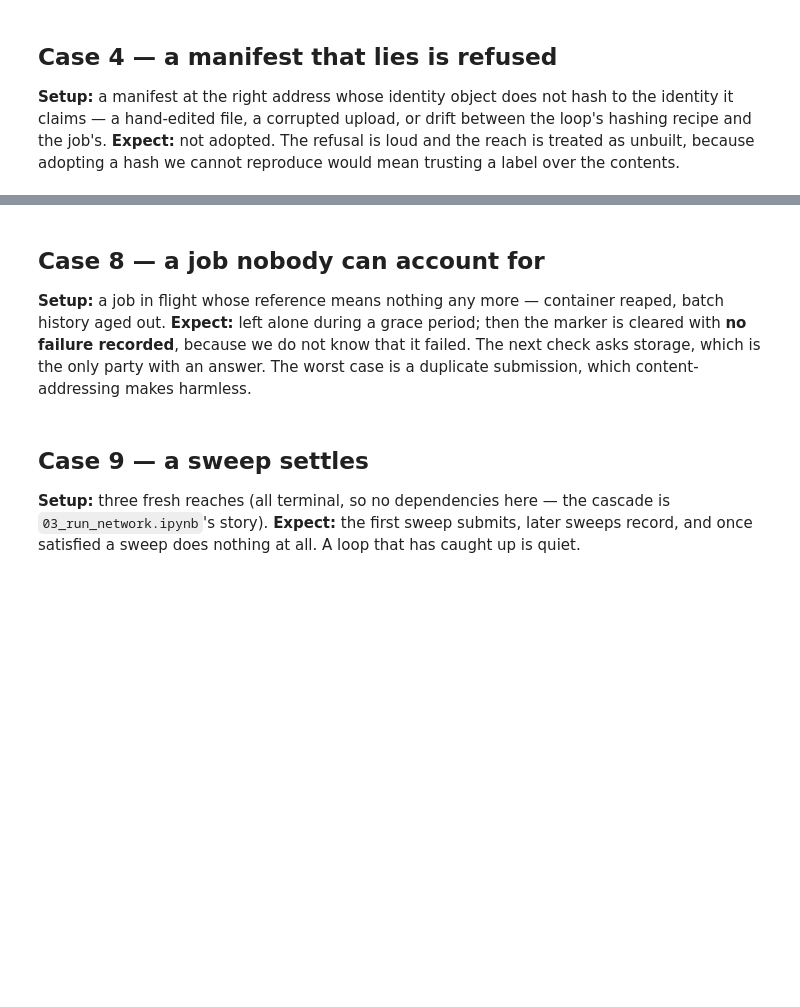
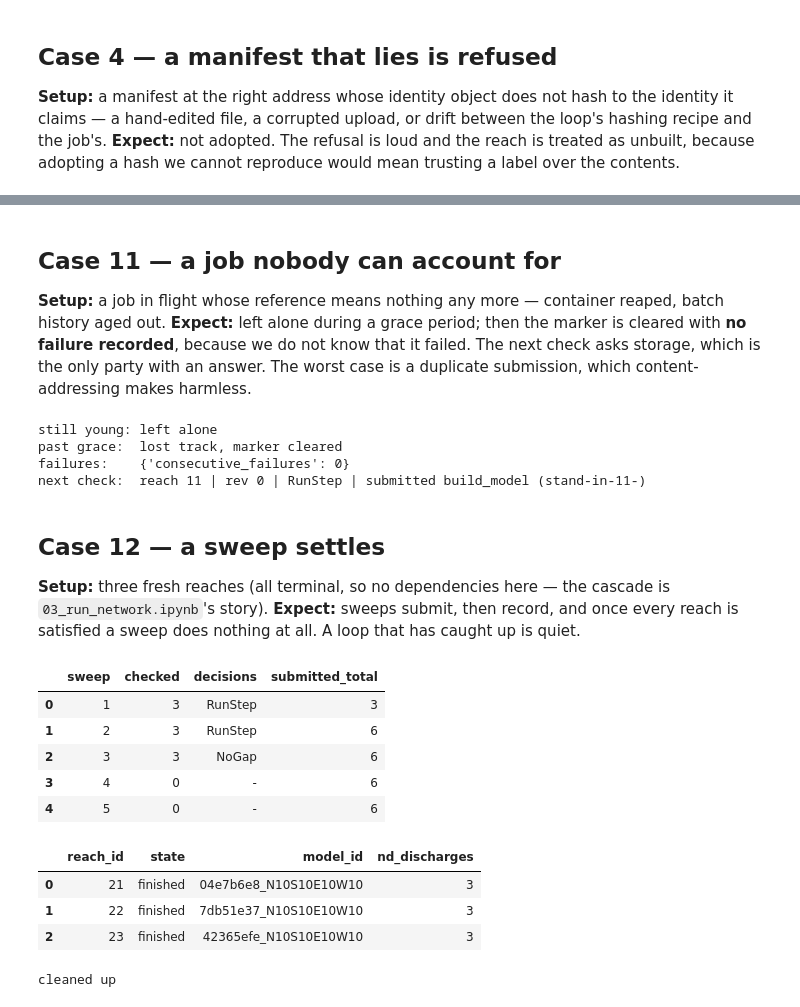
Before and after one commit to NGWPC/twod-fim-deployment, a Jupyter notebook: orchestrator/notebooks/02_cases.ipynb, the cells around one changed output, grey strips where cells are left out. Saved outputs shown, nothing was run; the diff lists cells and outputs as text; code cells hidden in the pictures; blank space fills up the shorter version.

```diff
--- a/orchestrator/notebooks/02_cases.ipynb
+++ b/orchestrator/notebooks/02_cases.ipynb
@@ -234,5 +457,5 @@ print("after clear_halt, due again:", any(r["reach_id"] == 7 for r in queue.due_
 # %% [markdown]
-## Case 8 — a job nobody can account for
+## Case 11 — a job nobody can account for
 
 **Setup:** a job in flight whose reference means nothing any more — container
 reaped, batch history aged out.
@@ -241,45 +464,68 @@ reaped, batch history aged out.
 asks storage, which is the only party with an answer. The worst case is a
 duplicate submission, which content-addressing makes harmless.
 # %%
-runner = reset(8)
-check.run_check(8, runner)
+runner = reset(11)
+check.run_check(11, runner)
 runner.status = JobStatus.UNKNOWN
 
 print("still young:", jobs.status_pass(runner)[0]["action"])
 with db.connect() as conn:
-    conn.execute("UPDATE reach_processing SET current_step_started_at = now() - interval '30 min' WHERE reach_id = 8")
+    conn.execute("UPDATE reach_processing SET current_step_started_at = now() - interval '30 min'"
+                 " WHERE reach_id = 11")
 print("past grace: ", jobs.status_pass(runner)[0]["action"])
-print("failures:   ", db.one("SELECT consecutive_failures FROM reach_processing WHERE reach_id = 8"))
-print("next check: ", check.run_check(8, runner))
+print("failures:   ", db.one("SELECT consecutive_failures FROM reach_processing WHERE reach_id = 11"))
+print("next check: ", check.run_check(11, runner))
+# %% [output]
+still young: left alone
+past grace:  lost track, marker cleared
+failures:    {'consecutive_failures': 0}
+next check:  reach 11 | rev 0 | RunStep | submitted build_model (stand-in-11-)
 # %% [markdown]
-## Case 9 — a sweep settles
+## Case 12 — a sweep settles
 
 **Setup:** three fresh reaches (all terminal, so no dependencies here — the
 cascade is `03_run_network.ipynb`'s story).
-**Expect:** the first sweep submits, later sweeps record, and once satisfied a
+**Expect:** sweeps submit, then record, and once every reach is satisfied a
 sweep does nothing at all. A loop that has caught up is quiet.
 # %%
-runner = reset(11, 12, 13)
+runner = reset(21, 22, 23)
 rounds = []
-for n in range(1, 5):
+for n in range(1, 6):
     if n == 2:
         runner.status = JobStatus.SUCCEEDED
-        for rid in (11, 12, 13):
+        for rid in (21, 22, 23):
             put_model(rid)
-        jobs.status_pass(runner)
+    if n == 3:
+        for rid in (21, 22, 23):
+            put_nd_library(rid)
+    jobs.status_pass(runner)
     results = check.sweep(runner)
     rounds.append({"sweep": n, "checked": len(results),
                    "decisions": ", ".join(sorted({r.decision for r in results})) or "-",
                    "submitted_total": len(runner.submitted)})
 display(pd.DataFrame(rounds))
-display(pd.DataFrame(db.query("SELECT reach_id, state, model_id FROM reach_status ORDER BY reach_id")))
+display(pd.DataFrame(db.query(
+    "SELECT reach_id, state, model_id, nd_discharges FROM reach_status ORDER BY reach_id")))
+# %% [output]
+|  | sweep | checked | decisions | submitted_total |
+| 0 | 1 | 3 | RunStep | 3 |
+| 1 | 2 | 3 | RunStep | 6 |
+| 2 | 3 | 3 | NoGap | 6 |
+| 3 | 4 | 0 | - | 6 |
+| 4 | 5 | 0 | - | 6 |
+|  | reach_id | state | model_id | nd_discharges |
+| 0 | 21 | finished | 04e7b6e8_N10S10E10W10 | 3 |
+| 1 | 22 | finished | 7db51e37_N10S10E10W10 | 3 |
+| 2 | 23 | finished | 42365efe_N10S10E10W10 | 3 |
 # %%
 with db.connect() as conn:
-    conn.execute("TRUNCATE reach_network CASCADE")
+    conn.execute("TRUNCATE reach_network, lakes CASCADE")
     conn.execute("DELETE FROM desired_state_defaults")
-for rid in (1, 2, 3, 4, 5, 6, 7, 8, 11, 12, 13):
+for rid in (1, 2, 3, 4, 5, 6, 7, 8, 9, 10, 11, 21, 22, 23):
     clear_storage(rid)
 print("cleaned up")
+# %% [output]
+cleaned up
 # %% [markdown]
 ## What these cases establish
 
```
Also changed, not shown: parts of 21 cells of this notebook, 16 other files.
